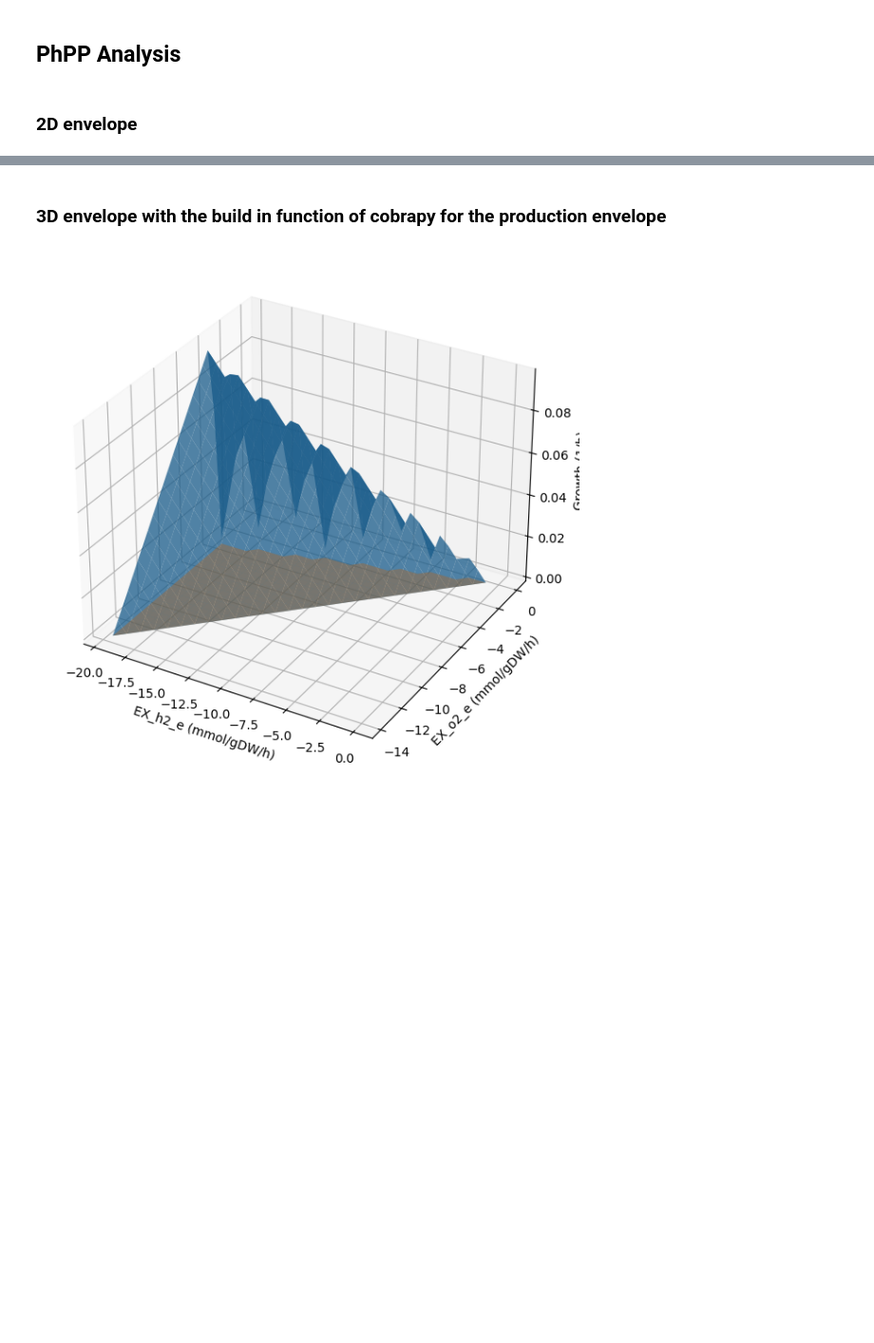
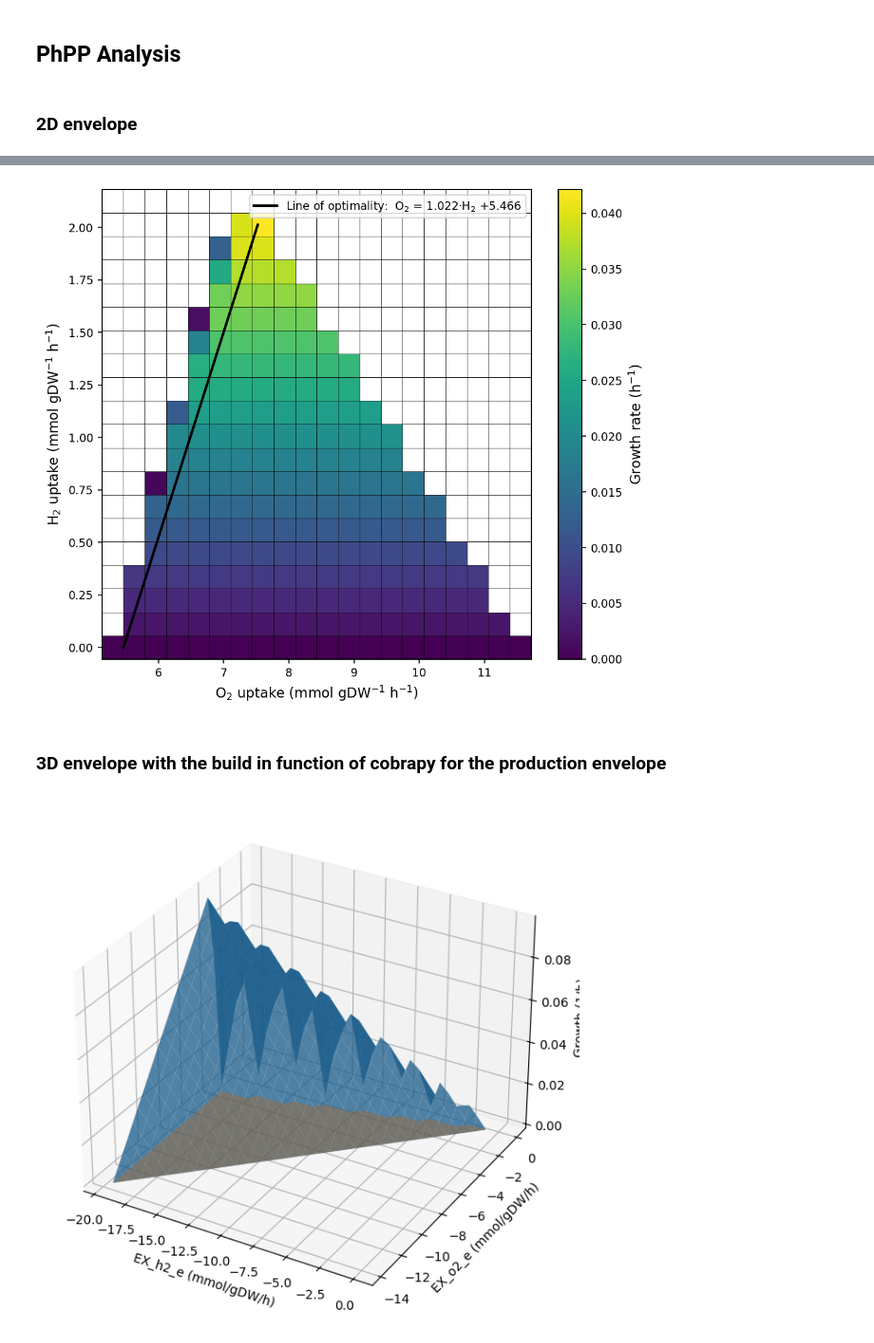
Before and after one commit to AzizBenA/iABA974_SoF1_GEM, a Jupyter notebook: Scripts/Model_manipulation.ipynb, the cells around one changed output, grey strips where cells are left out. Shown at 95% size. Drawn from its saved outputs; the diff is of its cells as text; code cells hidden in the pictures; blank space fills up the shorter version.

```diff
--- a/Scripts/Model_manipulation.ipynb
+++ b/Scripts/Model_manipulation.ipynb
@@ -1762,3 +1769,101 @@ plt.show()
+# %%
+import numpy as np
+import pandas as pd
+import matplotlib.pyplot as plt
+from sklearn.linear_model import LinearRegression
+
+df = pd.read_csv('../Results/PhPP/production_envelope_basemodel_co2_o2.csv')
+
+# ----------------------------
+# Heatmap grid
+# ----------------------------
+pivot = df.pivot(
+    index="EX_co2_e",
+    columns="EX_o2_e",
+    values="flux_maximum"
+)
+
+X = -pivot.columns.values
+Y = -pivot.index.values
+Z = pivot.values
+
+fig, ax = plt.subplots(figsize=(7,6))
+
+mesh = ax.pcolormesh(
+    X, Y, Z,
+    shading="auto",
+    cmap="viridis",
+    edgecolors="k",
+    linewidth=0.3,
+    antialiased=True
+)
+
+# ----------------------------
+# Prepare optimality calculation
+# ----------------------------
+obj_col = "flux_maximum"
+x_col = "EX_co2_e"
+y_col = "EX_o2_e"
+
+df["x_plot"] = -df[x_col].astype(float)
+df["y_plot"] = -df[y_col].astype(float)
+
+df_feas = df.dropna(subset=["x_plot","y_plot",obj_col]).copy()
+
+df_feas["x_round"] = df_feas["x_plot"].round(10)
+df_feas["obj_round"] = df_feas[obj_col].round(5)
+
+opt_points = (
+    df_feas
+    .assign(max_obj=df_feas.groupby("x_round")["obj_round"].transform("max"))
+    .query("obj_round == max_obj")
+    .sort_values(["x_round","y_plot"],ascending=[True,True])
+    .groupby("x_round",as_index=False)
+    .first()
+    .sort_values("x_round")
+)
+
+x_opt = opt_points["x_plot"].to_numpy()
+y_opt = opt_points["y_plot"].to_numpy()
+
+# ----------------------------
+# Fit line of optimality
+# ----------------------------
+opt_model = LinearRegression()
+opt_model.fit(x_opt.reshape(-1,1), y_opt)
+
+m_opt = float(opt_model.coef_[0])
+b_opt = float(opt_model.intercept_)
+
+# ----------------------------
+# Plot line of optimality
+# ----------------------------
+h2_line = np.linspace(x_opt.min(), x_opt.max(), 300)
+o2_line_opt = m_opt * h2_line + b_opt
+
+ax.plot(
+    o2_line_opt,
+    h2_line,
+    color="black",
+    linewidth=2,
+    label=f"Line of optimality:  O$_2$ = {m_opt:.3f}·H$_2$ {b_opt:+.3f}",
+)
+
+# ----------------------------
+# Colorbar and labels
+# ----------------------------
+cbar = fig.colorbar(mesh, ax=ax)
+cbar.set_label("Growth rate (h$^{-1}$)")
+
+ax.set_xlabel("O$_2$ uptake (mmol gDW$^{-1}$ h$^{-1}$)")
+ax.set_ylabel("H$_2$ uptake (mmol gDW$^{-1}$ h$^{-1}$)")
+
+ax.legend(frameon=True,fontsize=9)
+
+plt.tight_layout()
+plt.show()
+# %% [output]
+[figure, added]
 # %% [markdown]
 ### 3D envelope with the build in function of cobrapy for the production envelope
 # %%
```
Also changed, not shown: parts of 16 cells of this notebook, 2 other files.
